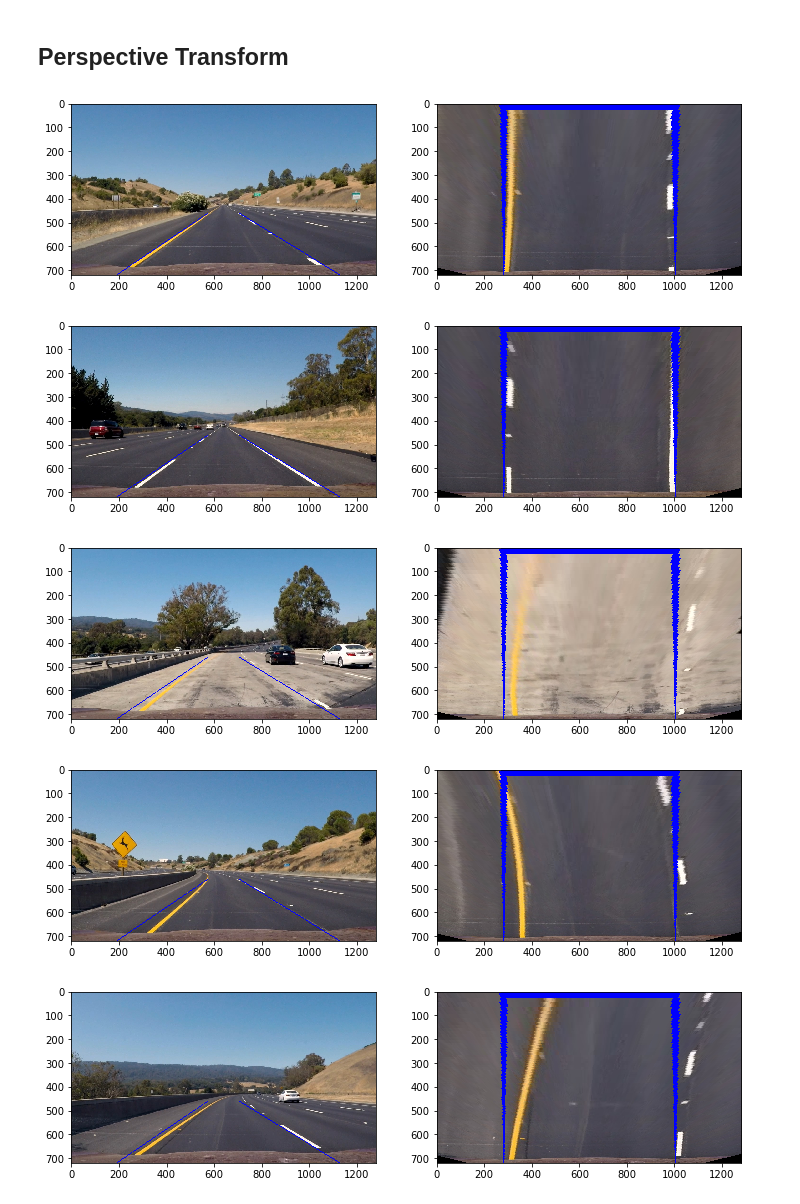
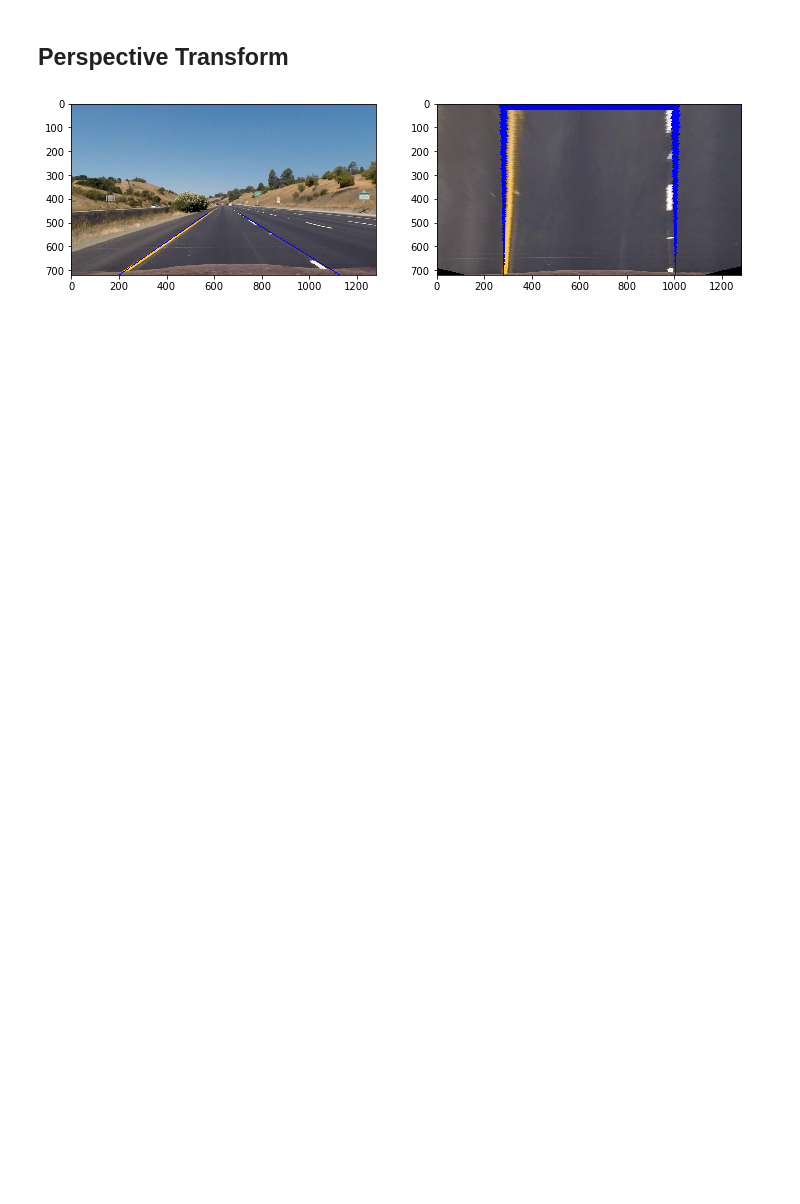
Before and after one commit to vincechan/CarND-AdvancedLaneFinding, a Jupyter notebook: advanced-lane-finding.ipynb, the cells around one changed output. Saved outputs shown, nothing was run; the diff lists cells and outputs as text; code cells hidden in the pictures; blank space fills up the shorter version.

```diff
--- a/advanced-lane-finding.ipynb
+++ b/advanced-lane-finding.ipynb
@@ -199,39 +217,33 @@ after = filter(image)
 # %%
 src = np.float32([
     (575,460),
     (705,460),
     (1130, 720),
-    (190, 720)
+    (200, 720)
 ])
 
 dst = np.float32([
     (280, 0),
     (1000, 0),
     (1000, 720),
     (280, 720)
 ])
 
 def warp(img, src, dst):
     ''' computer and apply perspective transform
     '''
     img_size = (img.shape[1], img.shape[0])
     M = cv2.getPerspectiveTransform(src, dst)
     warped = cv2.warpPerspective(img, M, img_size, flags=cv2.INTER_NEAREST)
     return warped
 
 def create_birds_eye_view(img):
     return warp(img, src, dst)
 
-fnames = glob.glob('./test_images/*.jpg')
-
-for fname in fnames:
-    img = cv2.imread(fname)
-    draw_trapezoid(img, src)
-    warped = create_birds_eye_view(img)
-    plot_images(img, warped)
+img = cv2.imread('./test_images/straight_lines1.jpg')
+img = undistort(img)
+draw_trapezoid(img, src)
+warped = create_birds_eye_view(img)
+plot_images(img, warped)
 # %% [output]
-[figure, old version]
+[figure, new version]
-[figure, removed]
-[figure, removed]
-[figure, removed]
-[figure, removed]
```
Also changed, not shown: parts of 4 cells of this notebook.
